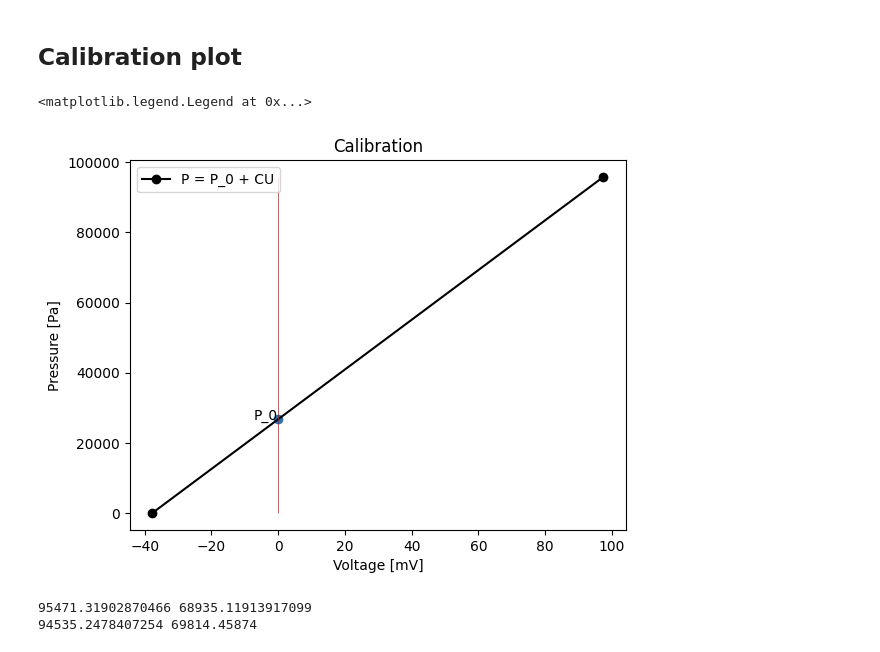
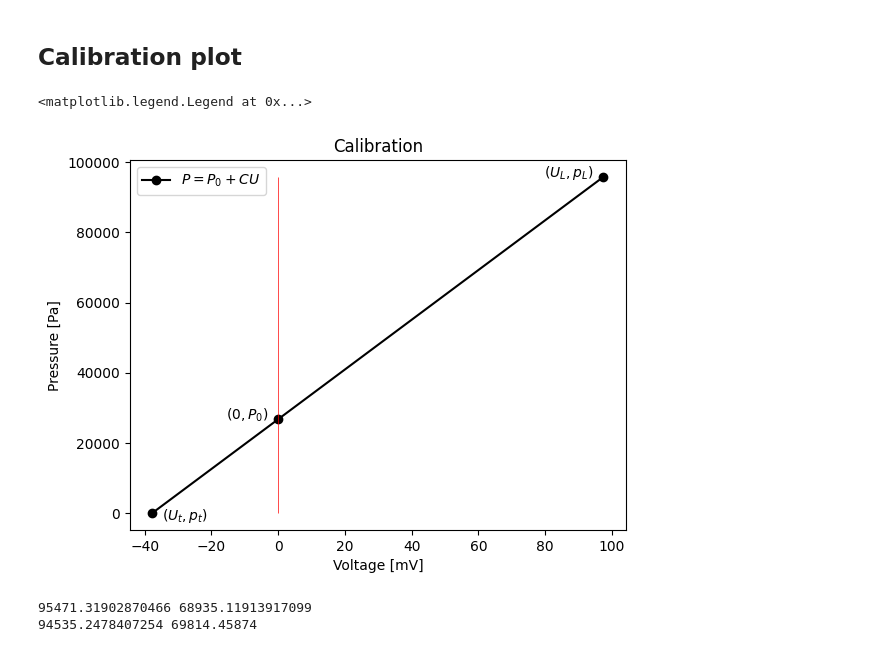
Before and after one commit to Noothless/Physik-Absolute-Zero, a Jupyter notebook: notebook/notebook.ipynb, the cells around one changed output. Drawn from its saved outputs; the diff is of its cells as text; code cells hidden in the pictures.

```diff
--- a/notebook/notebook.ipynb
+++ b/notebook/notebook.ipynb
@@ -30,23 +30,24 @@ def calc_pressure(u):
 # %%
 fig = plt.figure()
 ax1 = fig.add_subplot()
 
 ax1.set_title('Calibration')
 ax1.set_xlabel('Voltage [mV]')
 ax1.set_ylabel('Pressure [Pa]')
 
 U = [s_p1[0], s_p2[0]]
 P = [s_p1[1], s_p2[1]]
 
-ax1.plot(U, P, c='black', marker = 'o', linestyle='-', label = 'P = P_0 + CU')
-#ax1.annotate() label points
+ax1.plot(U, P, c='black', marker = 'o', linestyle='-', label = '$P = P_0 + CU$')
 ax1.vlines(0, P[0], P[1], colors='red', linestyle = '-', linewidth=0.5)
-ax1.scatter([0], [p_0])
-ax1.annotate("P_0", (0, p_0), horizontalalignment='right')
+ax1.scatter([0], [p_0], color = 'black')
+ax1.annotate("$(0, P_0)$", (-3, p_0), horizontalalignment='right')
+ax1.annotate("$(U_L, p_L)$", (U[0] - 3, P[0]), horizontalalignment='right')
+ax1.annotate("$(U_t, p_t)$", (U[1] + 3, P[1] - 2000))
 plt.legend()
 # %% [output]
 <matplotlib.legend.Legend at 0x...>
-[figure, old version]
+[figure, new version]
 # %%
 M_K = [98.323, 96.96]
 M_E = [0.0, 59.54]
```
Also changed, not shown: parts of 1 cell of this notebook.
